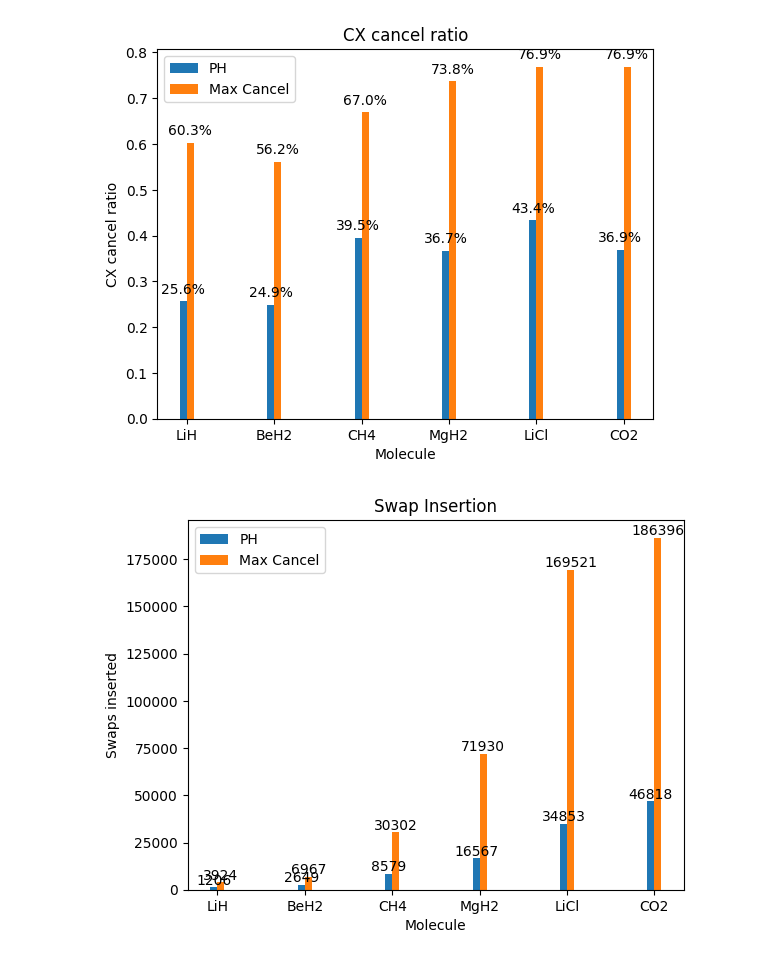
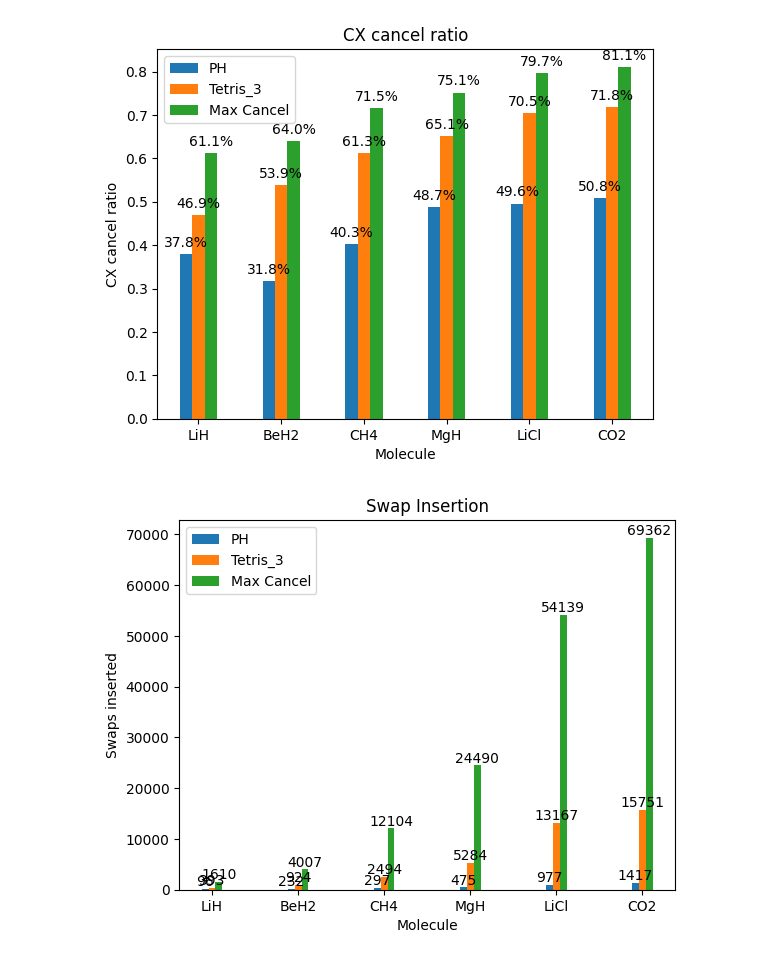
Before and after one commit to abclzr/vqe_tetris, a Jupyter notebook: core/result.ipynb, the cells around one changed output. Saved outputs shown, nothing was run; the diff lists cells and outputs as text; code cells hidden in the pictures.

```diff
--- a/core/result.ipynb
+++ b/core/result.ipynb
@@ -6,8 +6,8 @@ def pickle_load(filename):
         obj = pickle.load(f)
     return obj
 
-# mapper = 'jordan_wigner'
-mapper = 'bravyi_kitaev'
+mapper = 'jordan_wigner'
+# mapper = 'bravyi_kitaev'
 # mapper = 'parity'
 
 PH_data_list = pickle_load(f'runs/{mapper}/PH_data.pickle')
@@ -15,7 +15,7 @@ Tetris_data_list = pickle_load(f'runs/{mapper}/Tetris_data.pickle')
 Max_cancel_data_list = pickle_load(f'runs/{mapper}/Tetris_max_cancel_data.pickle')
 
 # swap_coefficients = [1000, 4, 3, 2, 1, 0.75, 0.5, 0.25, 0]
-swap_coefficients = []
+swap_coefficients = [3]
 Tetris_swap_coefficient_data_list = {}
 for swap_coeff in swap_coefficients:
     Tetris_swap_coefficient_data_list[swap_coeff] = pickle_load(f'runs/{mapper}/Tetris_swap_coefficient_{swap_coeff}_data.pickle')
@@ -35,6 +35,11 @@ ph_cnots = []
 tetris_cnots = []
 max_cancel_cnots = []
 tetris_various_cnots = [[] for swap_coeff in swap_coefficients]
+
+ph_depth = []
+tetris_depth = []
+max_cancel_depth = []
+tetris_various_depth = [[] for swap_coeff in swap_coefficients]
 
 for i, (ph_data, tetris_data, max_cancel_data) in enumerate(zip(PH_data_list, Tetris_data_list, Max_cancel_data_list)):
     print(ph_data)
@@ -59,9 +64,14 @@ for i, (ph_data, tetris_data, max_cancel_data) in enumerate(zip(PH_data_list, Te
     # tetris_cnots.append(tetris['CNOT'])
     max_cancel_cnots.append(max_cancel['CNOT'])
 
+    ph_depth.append(ph['Depth'])
+    # tetris_cnots.append(tetris['CNOT'])
+    max_cancel_depth.append(max_cancel['Depth'])
+
     for j, swap_coeff in enumerate(swap_coefficients):
         mole, data = Tetris_swap_coefficient_data_list[swap_coeff][i]
         tetris_various_cx_cancel_ratio[j].append(1.0 - 1.0 * (data['CNOT'] - data['tetris_swap_count'] * 3) / original_cx_count)
         tetris_various_swaps[j].append(data['tetris_swap_count'])
         tetris_various_cnots[j].append(data['CNOT'])
+        tetris_various_depth[j].append(data['Depth'])
 # %% [output]
@@ -90,36 +100,36 @@ import numpy as np
 x = np.arange(len(categories))
 
 # Define the width of each bar
-bar_width = 0.08
+bar_width = 0.15
 length = 2 + len(swap_coefficients)
 positions = [(i + 0.5 - length/2) * bar_width for i in range(length)]
 
 # Create the grouped bar chart
 plt.bar(x + positions[0], ph_cx_cancel_ratio, bar_width, label='PH')
 for i, position in enumerate(positions[1:-1]):
     plt.bar(x + position, tetris_various_cx_cancel_ratio[i], bar_width, label=f'Tetris_{swap_coefficients[i]}')
 plt.bar(x + positions[-1], max_cancel_cx_cancel_ratio, bar_width, label='Max Cancel')
 # Add labels to the bars
 for i in range(len(categories)):
     for position, datalist in zip(positions, [ph_cx_cancel_ratio] + tetris_various_cx_cancel_ratio + [max_cancel_cx_cancel_ratio]):
         plt.text(x[i] + position, datalist[i] + 0.01, str(round(datalist[i] * 100, 1)) + '%', ha='center', va='bottom')
     # plt.text(x[i] + positions[0], ph_cx_cancel_ratio[i] + 0.01, str(round(ph_cx_cancel_ratio[i] * 100, 1)) + '%', ha='center', va='bottom')
     # plt.text(x[i], tetris_cx_cancel_ratio[i] + 0.01, str(round(tetris_cx_cancel_ratio[i] * 100, 1)) + '%', ha='center', va='bottom')
     # plt.text(x[i] + positions[-1], max_cancel_cx_cancel_ratio[i] + 0.01, str(round(max_cancel_cx_cancel_ratio[i] * 100, 1)) + '%', ha='center', va='bottom')
 
 # Add category labels to the x-axis
 plt.xticks(x, categories)
 
 # Add labels and a legend
 plt.xlabel('Molecule')
 plt.ylabel('CX cancel ratio')
 plt.title('CX cancel ratio')
 plt.legend()
 
 # Show the plot
 plt.show()
 # %% [output]
-[figure, old version]
+[figure, new version]
 # %%
 x = np.arange(len(categories))
 
@@ -154,4 +164,4 @@ plt.legend()
 # Show the plot
 plt.show()
 # %% [output]
-[figure, old version]
+[figure, new version]
```
Also changed, not shown: parts of 3 cells of this notebook, 10 other files.
